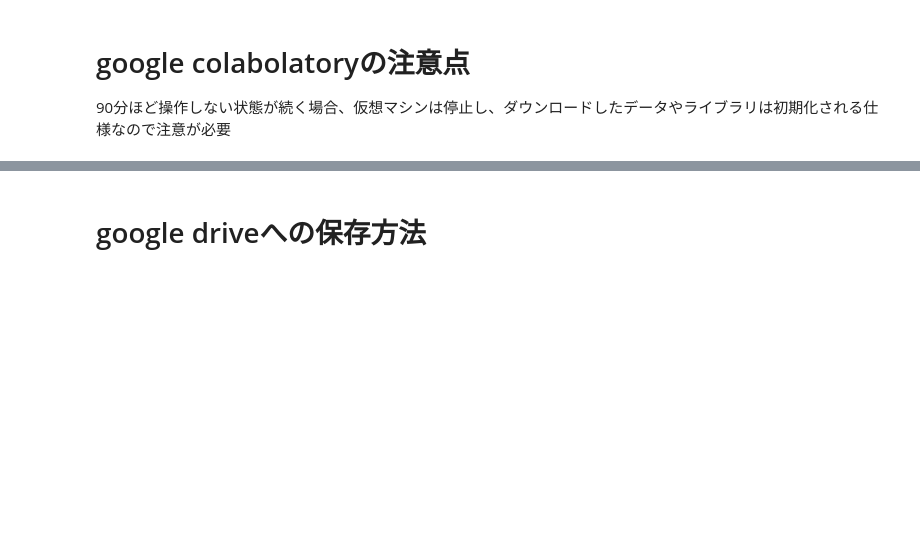
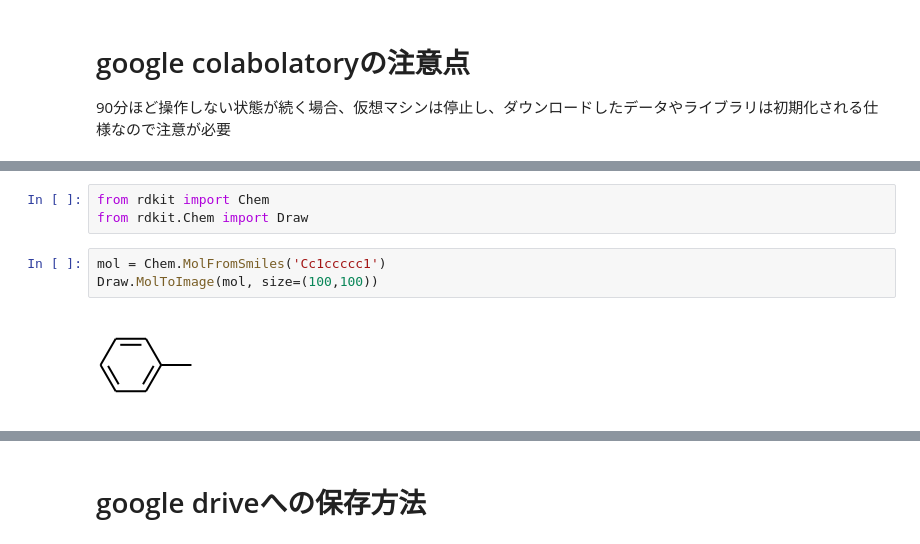
Before and after one commit to chemoinformatics-lecture/lecture-beginner, a Jupyter notebook: lesson01_install/【01】google colaboratoryの使い方.ipynb, the cells around one changed output, grey strips where cells are left out. Drawn from its saved outputs; the diff is of its cells as text; blank space fills up the shorter version.

```diff
--- a/lesson01_install/【01】google colaboratoryの使い方.ipynb
+++ b/lesson01_install/【01】google colaboratoryの使い方.ipynb
@@ -57,0 +129,8 @@ Hello World
+# %%
+from rdkit import Chem
+from rdkit.Chem import Draw
+# %%
+mol = Chem.MolFromSmiles('Cc1ccccc1')
+Draw.MolToImage(mol, size=(100,100))
+# %% [output]
+[figure, added]
```
Also changed, not shown: parts of 35 cells of this notebook.
